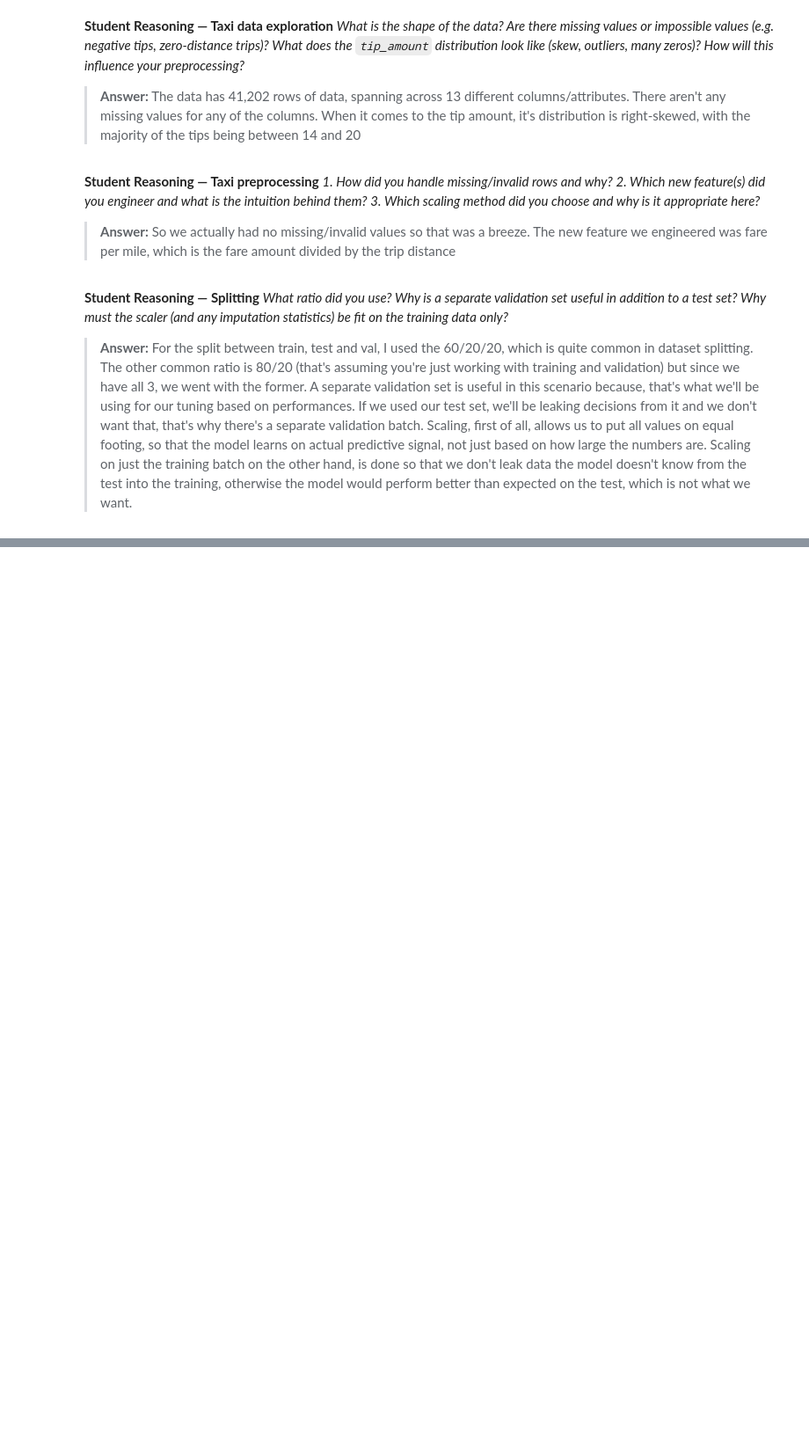
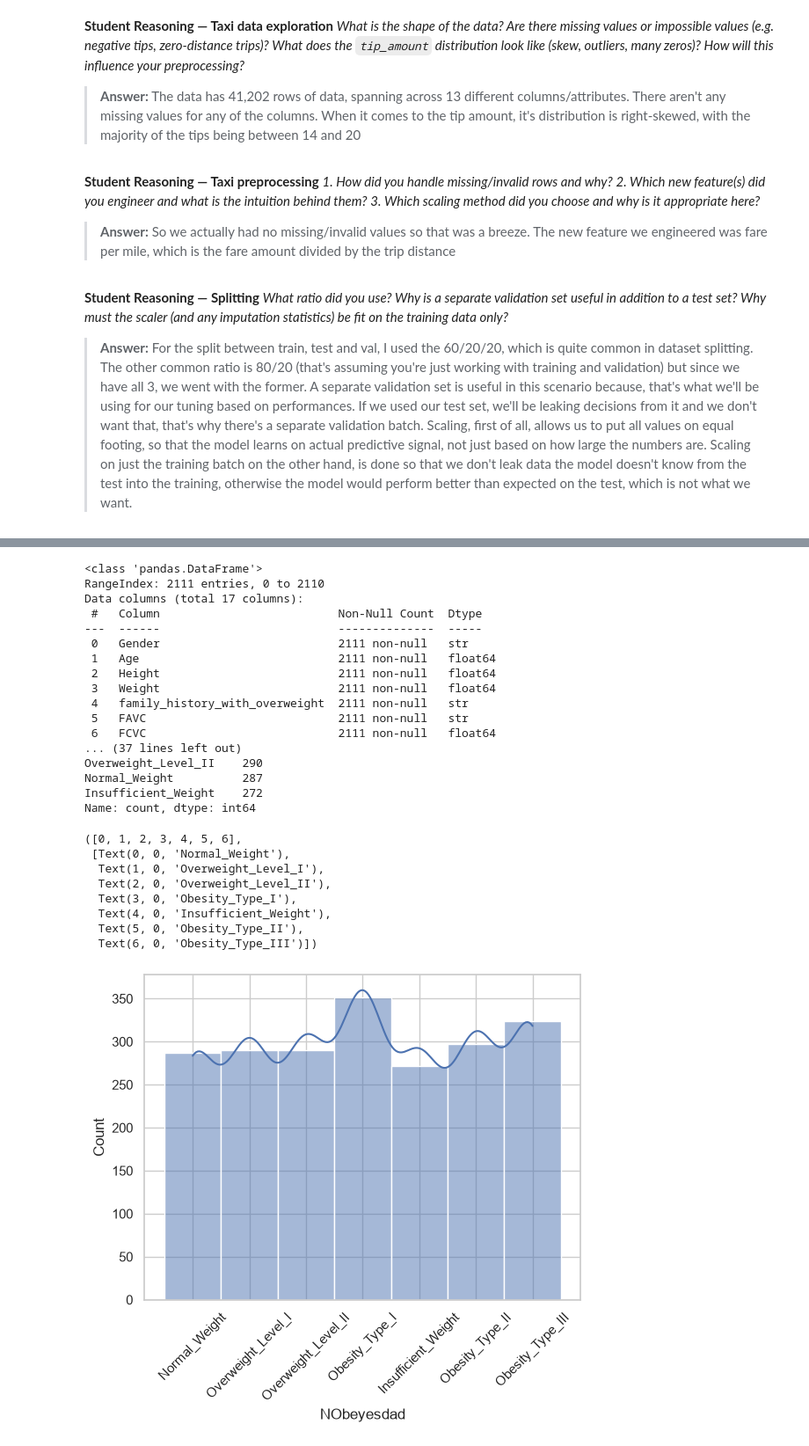
Before and after one commit to Glover69/PredictiveAnalysisML-Lab2, a Jupyter notebook: lab2_predictive_analysis.ipynb, the cells around one changed output, grey strips where cells are left out. Shown at 88% size. Cells and saved outputs as stored; diff of their text form; code cells hidden in the pictures; blank space fills up the shorter version.

Commit message:
WIP: section 2 wrapping up

```diff
--- a/lab2_predictive_analysis.ipynb
+++ b/lab2_predictive_analysis.ipynb
@@ -222,3 +224,52 @@ well-fitted? Quote the specific numbers that back up your claim.*
 *3. What would you change to reduce overfitting if you saw it?*
 
 > **Answer:** Although the LinearRegression model was more general regarding the test numbers, they both weren't great, with the LinearRegression model underfitting (we can see this with our R-squared values close to zero [0.0624, 0.0451 and 0.0496] respectively), and the RandomForestRegressor model even being worse, with its numbers showing us that it is actually overfitting because the model at its default settings is too complex for the actual signal patterns in the data (The gap between training and test/val is too huge [0.6677, -0.2051 and -0.1933]). It just goes to show that both models can't be used for real-world tip prediction. The sweet spot would be somewhere in between the two.
+# %%
+### Section 2 - Supervised Learning: Multi-class Classification
+
+## Part 2.1 — Load and explore the obesity data
+
+# TODO: Load the obesity dataset from OBESITY_URL into a DataFrame called `obesity`
+obesity = pd.read_csv(OBESITY_URL)
+
+# TODO: Inspect shape, head, info, describe, and missing values.
+obesity.shape
+obesity.head()
+obesity.info()
+obesity.describe()
+
+print(f"Total missing values: \n \n {obesity.isna().sum()}")
+
+# TODO: Show the class distribution of `NObeyesdad`
+#   (value_counts and a sns.countplot). Is it balanced across the 7 classes?
+print(f"Value counts: {obesity['NObeyesdad'].value_counts()}")
+
+sns.histplot(data=obesity, x="NObeyesdad", kde=True)
+plt.xticks(rotation=45)
+# %% [output]
+<class 'pandas.DataFrame'>
+RangeIndex: 2111 entries, 0 to 2110
+Data columns (total 17 columns):
+ #   Column                          Non-Null Count  Dtype
+---  ------                          --------------  -----
+ 0   Gender                          2111 non-null   str
+ 1   Age                             2111 non-null   float64
+ 2   Height                          2111 non-null   float64
+ 3   Weight                          2111 non-null   float64
+ 4   family_history_with_overweight  2111 non-null   str
+ 5   FAVC                            2111 non-null   str
+ 6   FCVC                            2111 non-null   float64
+... (37 lines left out)
+Overweight_Level_II    290
+Normal_Weight          287
+Insufficient_Weight    272
+Name: count, dtype: int64
+([0, 1, 2, 3, 4, 5, 6],
+ [Text(0, 0, 'Normal_Weight'),
+  Text(1, 0, 'Overweight_Level_I'),
+  Text(2, 0, 'Overweight_Level_II'),
+  Text(3, 0, 'Obesity_Type_I'),
+  Text(4, 0, 'Insufficient_Weight'),
+  Text(5, 0, 'Obesity_Type_II'),
+  Text(6, 0, 'Obesity_Type_III')])
+[figure, added]
```
Also changed, not shown: parts of 12 cells of this notebook.
